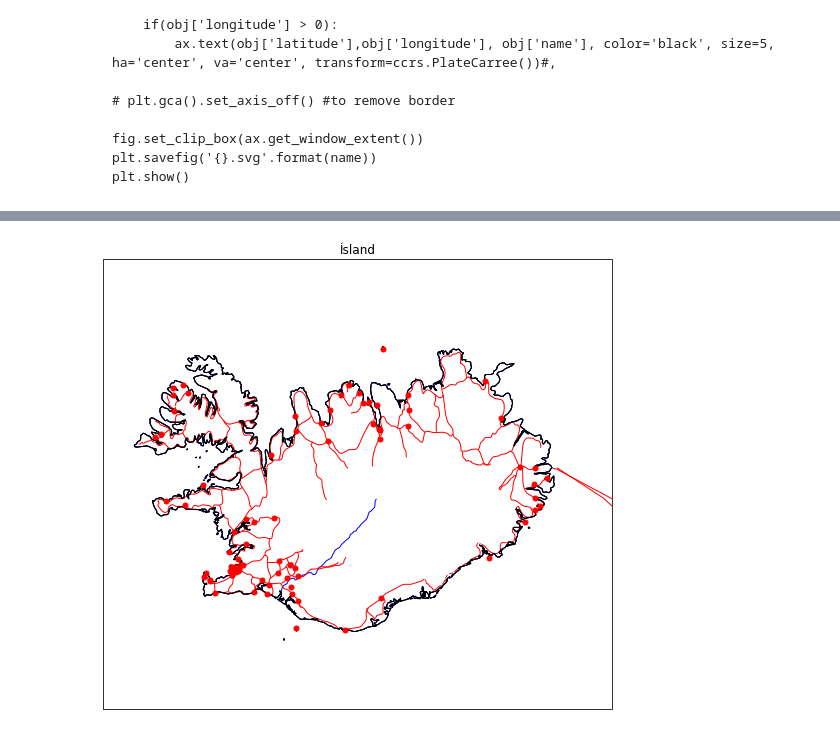
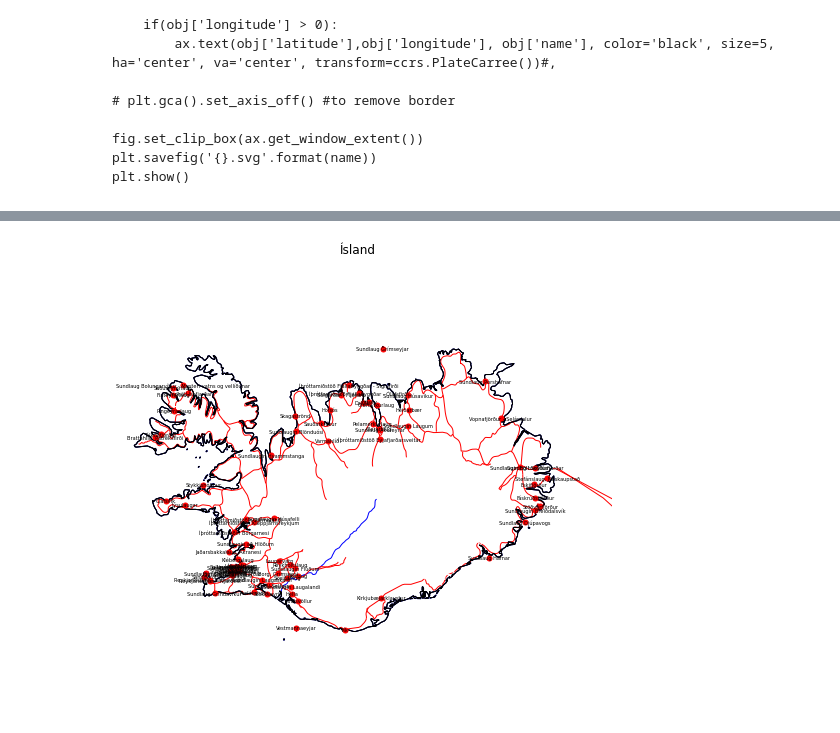
Before and after one commit to odinndagur/sundlaugar, a Jupyter notebook: kort.ipynb, the cells around one changed output, grey strips where cells are left out. Saved outputs shown, nothing was run; the diff lists cells and outputs as text; code cells hidden in the pictures.

```diff
--- a/kort.ipynb
+++ b/kort.ipynb
@@ -200,86 +198,62 @@ fig.set_gid('ysti rammi')
 
 ax = plt.axes(projection=ccrs.Mercator())
 ax.set_extent(region_extent, crs=ccrs.PlateCarree())
-ax.set_title('Ísland')
+ax.set_title('Ísland',gid='Ísland')
 ax.set_gid('Ísland')
 
 # drop points from df if out of range of region_extent
 df = dataframe
 df = df.drop(df[(df.longitude < region_extent[0]) | (df.longitude > region_extent[1]) | (df.latitude < region_extent[2]) | (df.latitude > region_extent[3])].index)
 
-coast = cfeature.NaturalEarthFeature(category='physical', scale='10m', facecolor='none', name='coastline', edgecolor='black')
-land = cfeature.NaturalEarthFeature('physical', 'land', '10m', edgecolor='black', facecolor='none')# facecolor=cfeature.COLORS['land'])
-rivers = cfeature.NaturalEarthFeature('physical', 'rivers_lake_centerlines', '10m',edgecolor='blue',facecolor='none')
-glaciers = cfeature.NaturalEarthFeature(category='physical', name='glaciated_areas', scale='10m', edgecolor='white',facecolor='none')
-roads = cfeature.NaturalEarthFeature('cultural', 'roads', '10m',edgecolor='red',facecolor='none')
+coast = cfeature.NaturalEarthFeature(category='physical', scale='10m', facecolor='none', name='coastline', edgecolor='black', gid='lolcoast')
+land = cfeature.NaturalEarthFeature('physical', 'land', '10m', edgecolor='black', facecolor='none',gid='land')# facecolor=cfeature.COLORS['land'])
+rivers = cfeature.NaturalEarthFeature('physical', 'rivers_lake_centerlines', '10m',edgecolor='blue',facecolor='none',gid='rivers')
+glaciers = cfeature.NaturalEarthFeature(category='physical', name='glaciated_areas', scale='10m', edgecolor='white',facecolor='none',gid='glaciers')
+roads = cfeature.NaturalEarthFeature('cultural', 'roads', '10m',edgecolor='red',facecolor='none',gid='roads')
 
 rivers = ax.add_feature(rivers)
-rivers.set_gid('rivers')
-
 roads = ax.add_feature(roads)
-roads.set_gid('roads')
-
-ocean = ax.add_feature(cartopy.feature.OCEAN,edgecolor='blue',facecolor='none')
-ocean.set_gid('ocean')
-
+ocean = ax.add_feature(cartopy.feature.OCEAN,edgecolor='blue',facecolor='none', gid='ocean')
 # ax.add_feature(cartopy.feature.LAND, edgecolor='black')
 land = ax.add_feature(land)
-land.set_gid('land')
-
 glaciers = ax.add_feature(glaciers)
-glaciers.set_gid('glaciers')
-
 coast = ax.add_feature(coast)
-coast.set_gid('coast')
-
 # ax.coastlines()
 artists = ax.properties()['default_bbox_extra_artists']
 a = artists[0]
-# print(dir(a))
-# print(dir(a.get_transformed_clip_path_and_affine()))
-
-def recursivechildren(arr):
-    for val in arr:
-        val.set_gid('lalalalala')
-        if('get_children' in dir(val)):
-            recursivechildren(val.get_children())
-recursivechildren(fig.get_children()[1].get_children())
-
-# for c in fig.get_children()[1].get_children():
-#     print(c.get_children())
-#     c.set_gid('whatererksjdla')
-
-# for a in artists[:-1]:
-# for a in artists[:-1]:
-    # print(a.patches)
-    # print(a.properties())
-    # print(dir(a.properties()['clip_path']))
-    # print(a.properties()['clip_path'][5])
-    # print(a.properties()['figure'].get_gid())
-    # a.set_label('lol')
-    # print(a.get_gid())
-# for i in range(len(artists)-1):
-#     print(artists[i])
-#     print(artists[i])
-
 
 # plot swimming pools as red dots
-plt.plot(df['longitude'],df['latitude'],df['name'],
-         color='red', marker='o',
-         markersize=5,
-         linestyle="None",
-         transform=ccrs.Geodetic(),
-         )
+plt.plot(df['longitude'],df['latitude'],'o', color='red', markersize=5, transform=ccrs.Geodetic(),gid='pools')
 
 #pool names
 transform = ccrs.Mercator()._as_mpl_transform(ax)
-# for index, obj in df.iterrows():
-#     if(obj['latitude'] > 0):
-#         ax.text(obj['longitude'],obj['latitude'], obj['name'], color='black', size=5, ha='center', va='center', transform=ccrs.PlateCarree())#,
+for index, obj in df.iterrows():
+    if(obj['latitude'] > 0):
+        from matplotlib.text import Text
+        txt = Text(text=obj['name'],x=obj['longitude'],y=obj['latitude'],color='black',size=5,ha='center',va='center',transform=ccrs.PlateCarree(),gid=obj['name'])
+        ax._add_text(txt)
+        # ax.text(obj['longitude'],obj['latitude'], obj['name'], color='black', size=5, ha='center', va='center', transform=ccrs.PlateCarree(),gid=obj['name'])#,
 
-# plt.gca().set_axis_off() #to remove border
 
-fig.set_clip_box(ax.get_window_extent())
+fig.properties()['children'][-1].get_children()[-1].set_gid('clip2??')
+fig.properties()['children'][0].set_gid('clip???')
+print(fig.properties()['children'][0].properties())
+fig.properties()['children'][0].set_clip_on(False)
+fig.properties()['children'][0].set_visible(False)
+fig.properties()['children'][0].set_fill('None')
+
+
+print(fig.properties()['children'][0].properties())
+
+
+# fig.properties()['children'][0].remove()
+
+
+# print(fig.get_children()[1].get_children()[6].properties()['figure'])#.set_gid('figurelallralral')
+# for prop in fig.get_children()[1].get_children()[2:3]:
+#     print(prop.set_gid('testlllll'),'\n',prop.properties(),'\n------------\n')
+
+ax.set_axis_off()
 plt.savefig('island-allt.svg')
 plt.show()
 # %% [output]
@@ -286,2 +277,2 @@ plt.show()
-[figure, old version]
+[figure, new version]
 # %%
```
Also changed, not shown: parts of 4 cells of this notebook, 2 other files.
